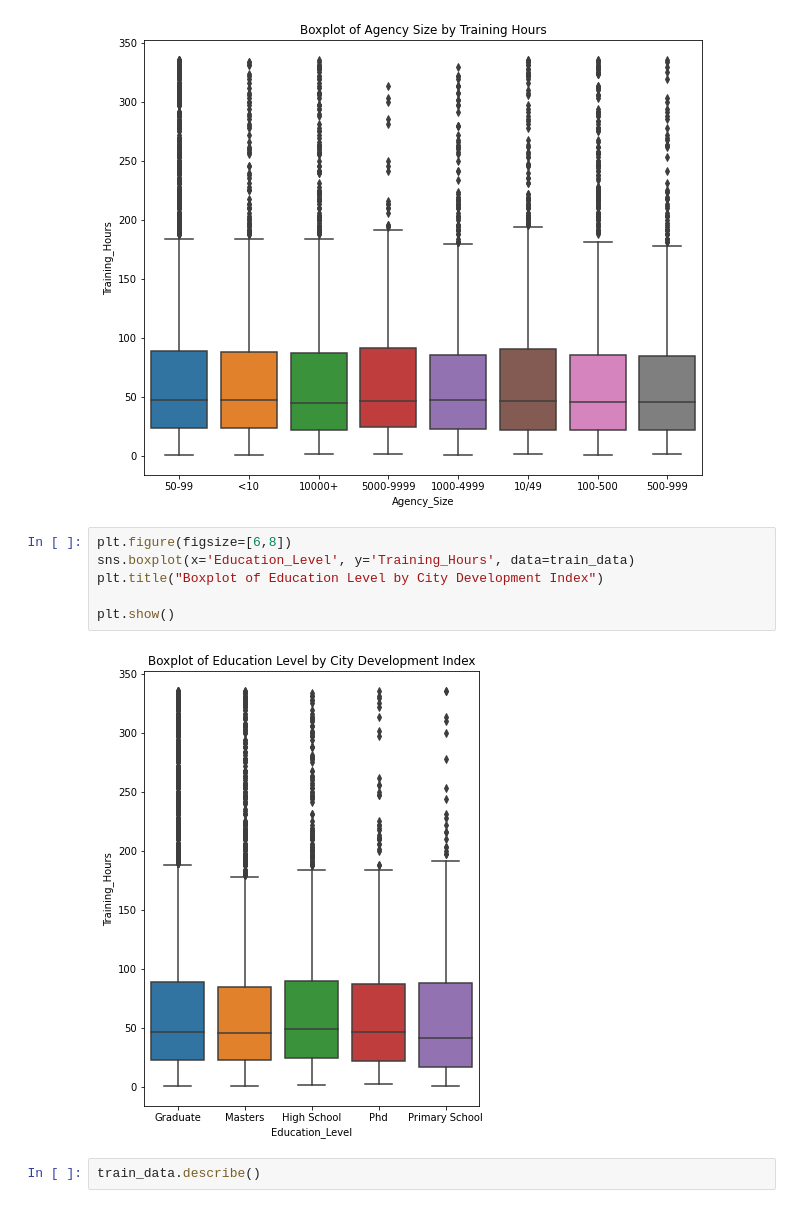
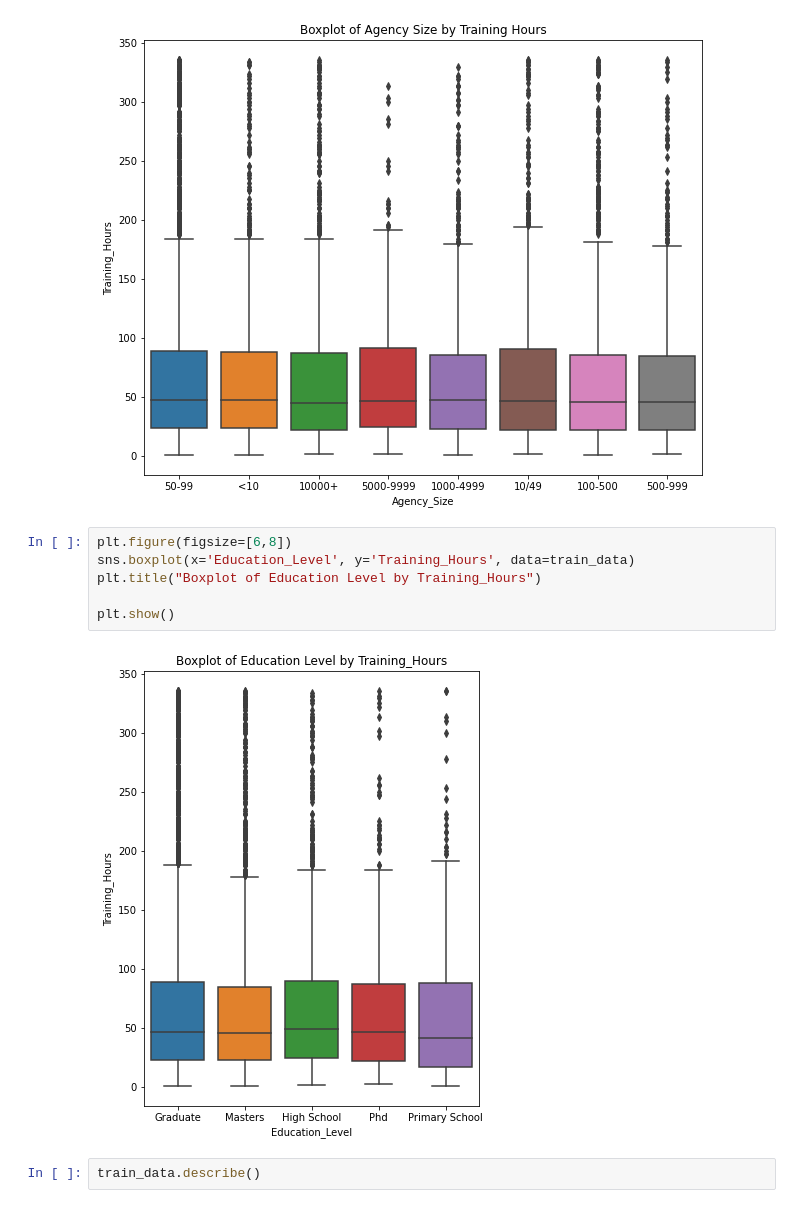
Before and after one commit to sitys-tgy/DS-assignment, a Jupyter notebook: DS ASM/DS asm.ipynb, the cells around one changed output. Drawn from its saved outputs; the diff is of its cells as text.

Commit message:
boxplot updated

```diff
--- a/DS ASM/DS asm.ipynb
+++ b/DS ASM/DS asm.ipynb
@@ -73,11 +73,11 @@ plt.show()
 # %%
 plt.figure(figsize=[6,8])
 sns.boxplot(x='Education_Level', y='Training_Hours', data=train_data)
-plt.title("Boxplot of Education Level by City Development Index")
+plt.title("Boxplot of Education Level by Training_Hours")
 
 plt.show()
 # %% [output]
-[figure, old version]
+[figure, new version]
 # %%
 train_data.describe()
 # %% [output]
```
